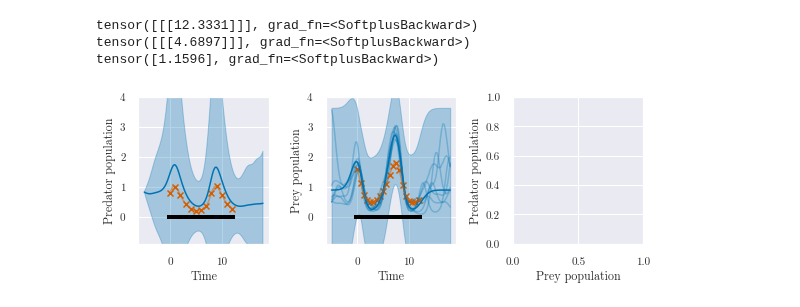
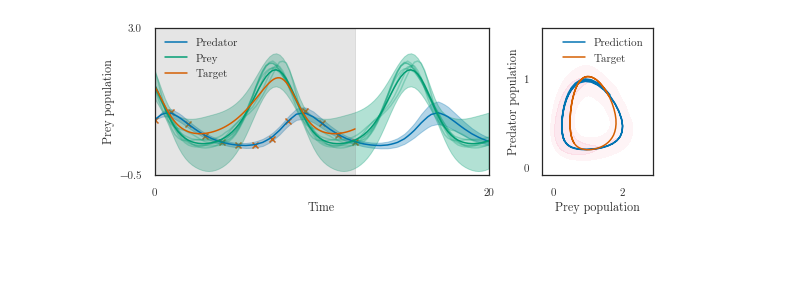
Before and after one commit to mossjacob/alfi, a Jupyter notebook: docs/notebooks/nonlinear/lotka.ipynb, the cells around one changed output. Cells and saved outputs as stored; diff of their text form; code cells hidden in the pictures; blank space fills up the shorter version.

```diff
--- a/docs/notebooks/nonlinear/lotka.ipynb
+++ b/docs/notebooks/nonlinear/lotka.ipynb
@@ -35,7 +35,7 @@ plt.legend()
 num_latents = 1
 num_outputs = 1
 num_training = dataset[0][0].shape[0]
-num_inducing = 12
+num_inducing = 20
 
 print('Num training points: ', num_training)
 output_names = np.array(['pred','prey'])
@@ -51,7 +51,7 @@ class LotkaVolterra(OrdinaryLFM):
         super().__init__(num_outputs, gp_model, config, **kwargs)
         self.positivity = Positive()
         self.decay_constraint = Interval(0., 1.5)
-        self.raw_decay = Parameter(self.positivity.inverse_transform(torch.ones(torch.Size([self.num_outputs, 1]), dtype=torch.float64)))
+        self.raw_decay = Parameter(self.decay_constraint.inverse_transform(torch.ones(torch.Size([self.num_outputs, 1]), dtype=torch.float64)))
         self.raw_growth = Parameter(self.positivity.inverse_transform(0.5*torch.ones(torch.Size([self.num_outputs, 1]), dtype=torch.float64)))
         self.raw_initial = Parameter(self.positivity.inverse_transform(0.3+torch.zeros(torch.Size([self.num_outputs, 1]), dtype=torch.float64)))
         self.true_f = dataset.prey[::3].unsqueeze(0).repeat(self.config.num_samples, 1).unsqueeze(1)
@@ -184,62 +186,71 @@ Epoch 991/1000 - Loss: -0.10 (-1.26 1.16) kernel: [[[4.667179]]]
 # %%
-print(covar_module.base_kernel.kernels[0].period_length)
-print(covar_module.base_kernel.kernels[0].lengthscale)
-print(covar_module.outputscale)
+# print(covar_module.base_kernel.kernels[0].printeriod_length)
+# print(covar_module.base_kernel.kernels[0].lengthscale)
+# print(covar_module.outputscale)
 # print(covar_module.base_kernel.period_length)
 # covar_module.kernels[0].period_length += 1.
-# %% [output]
-tensor([[[12.3331]]], grad_fn=<SoftplusBackward>)
-tensor([[[4.6897]]], grad_fn=<SoftplusBackward>)
-tensor([1.1596], grad_fn=<SoftplusBackward>)
 # %%
 lfm.eval()
-t_predict = torch.linspace(-5, 18, 100, dtype=torch.float32)
+t_interval = (0, 20)
+t_predict = torch.linspace(*t_interval, 100, dtype=torch.float32)
 t_scatter = dataset.data[0][0].unsqueeze(0).unsqueeze(0)
 y_scatter = dataset.data[0][1].unsqueeze(0).unsqueeze(0)
 
-q_m = lfm.predict_m(t_predict, step_size=1e-2)
+q_m = lfm.predict_m(t_predict, step_size=5e-1)
 q_f = lfm.predict_f(t_predict)
-
-fig, axes = plt.subplots(ncols=3, figsize=(8, 3))
-plotter.plot_gp(lfm(t_predict), t_predict, num_samples=0,
+ylim = (-0.5, 3)
+fig, axes = plt.subplots(ncols=2,
+                         figsize=(8, 3),
+                         gridspec_kw=dict(width_ratios=[3, 1]))
+plotter.plot_gp(q_m, t_predict, num_samples=0,
                 t_scatter=t_scatter,
                 y_scatter=y_scatter,
-                ylim=(-0.9, 4),
+                ylim=ylim,
                 titles=None, ax=axes[0])
-axes[0].plot(dataset.times, dataset.predator, alpha=0.5, color=Colours.scatter_color)
 axes[0].set_xlabel('Time')
-axes[0].set_ylabel('Predator population')
+axes[0].set_ylabel('Population')
+axes[0].set_xlim(*t_interval)
+# axes[0].legend()
 
 plotter.plot_gp(q_f, t_predict,
                 transform=softplus,
-                t_scatter=dataset.times[::5],
-                y_scatter=dataset.prey[None, None, ::5],
-                ylim=(-0.9, 4),
-                titles=None, ax=axes[1])
-axes[1].plot(dataset.times, dataset.prey, alpha=0.5, color=Colours.scatter_color)
-axes[1].set_xlabel('Time')
-axes[1].set_ylabel('Prey population')
-
+                color=Colours.line2_color,
+                shade_color=Colours.shade2_color,
+                ylim=ylim,
+                titles=None, ax=axes[0])
+axes[0].set_xlabel('Time')
+axes[0].set_ylabel('Prey population')
+axes[0].plot(dataset.times, dataset.prey, c=Colours.scatter_color, label='Target')
+axes[0].set_xticks([t_predict[0], t_predict[-1]])
+# axes[0].xaxis.set_major_locator(ticker.MaxNLocator(nbins=2, integer=True))
+axes[0].set_yticks([ylim[0], ylim[1]])
+axes[0].fill_between(t_scatter.squeeze(), ylim[0], ylim[1], alpha=0.2, color='gray')
+axes[0].get_lines()[0].set_label('Predator')
+axes[0].get_lines()[1].set_label('Prey')
+axes[0].legend()
 real_prey, real_pred = dataset.prey, dataset.predator
 prey = lfm.likelihood(lfm.gp_model(t_predict))
-predator = q_m
+predator = lfm(t_predict)
 
 prey_mean = prey.mean.detach().squeeze()
 predator_mean = predator.mean.detach().squeeze()
 x_samples = softplus(prey.sample(torch.Size([50])).detach().squeeze())
 y_samples = predator.sample(torch.Size([50])).detach().squeeze()
 
-# plot_phase(x_samples, y_samples,
-#            x_mean=softplus(prey_mean),
-#            y_mean=predator_mean,
-#            x_target=real_prey,
-#            y_target=real_pred,
-#            ax=axes[2])
-axes[2].set_xlabel('Prey population')
-axes[2].set_ylabel('Predator population')
+plot_phase(x_samples, y_samples,
+           x_mean=softplus(prey_mean),
+           y_mean=predator_mean,
+           x_target=real_prey,
+           y_target=real_pred,
+           ax=axes[1])
+axes[1].set_xlabel('Prey population')
+axes[1].set_ylabel('Predator population')
+axes[1].set_yticks([0, 1])
 plt.tight_layout()
+tight_kwargs = dict(bbox_inches='tight', pad_inches=0)
+plt.savefig('./periodic-combined.pdf', **tight_kwargs)
 # %% [output]
-[figure, old version]
+[figure, new version]
 # %%
 print(lfm.decay_rate, lfm.growth_rate)
 print(dict(lfm.gp_model.mean_module.named_parameters()))
```
Also changed, not shown: parts of 7 cells of this notebook, 4 other files.
